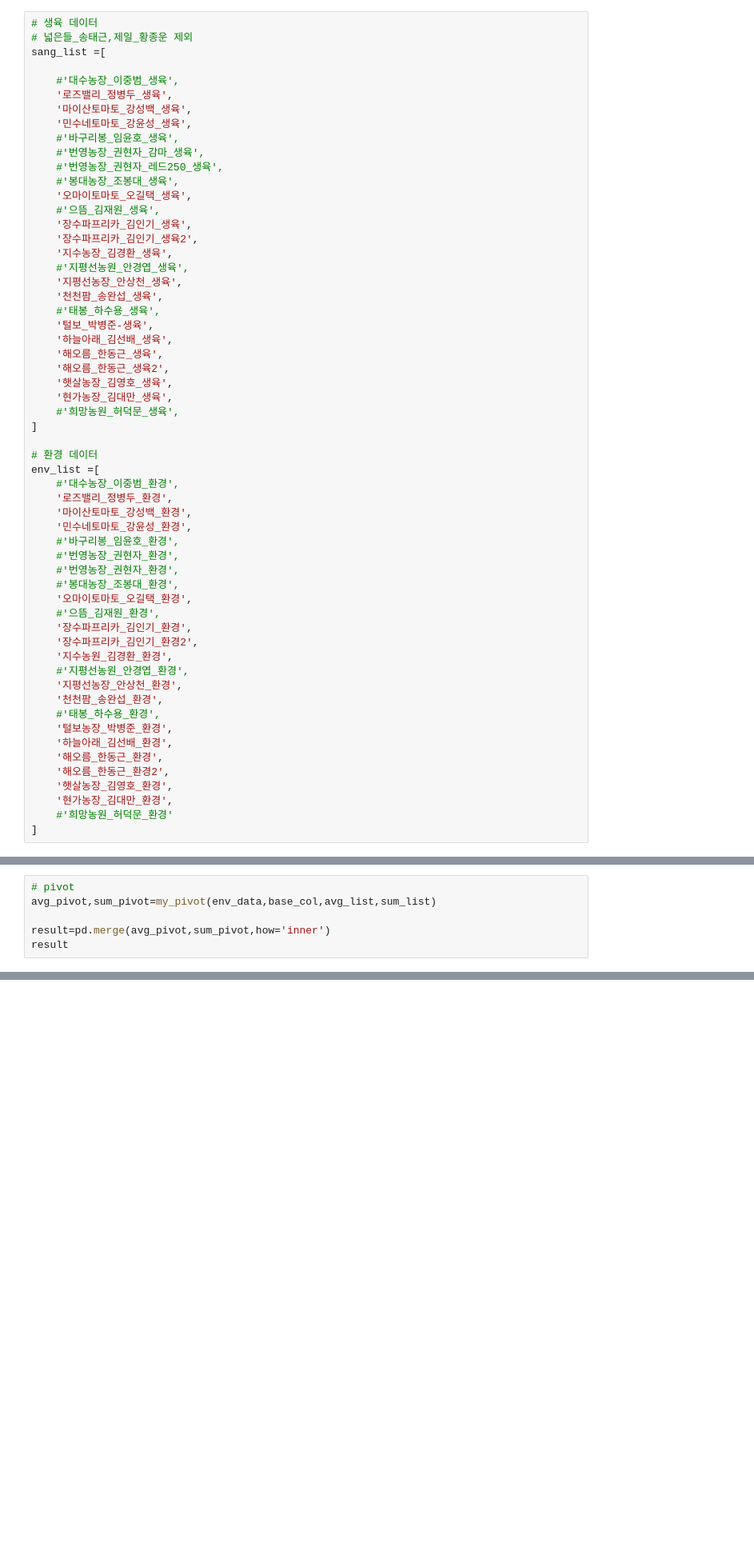
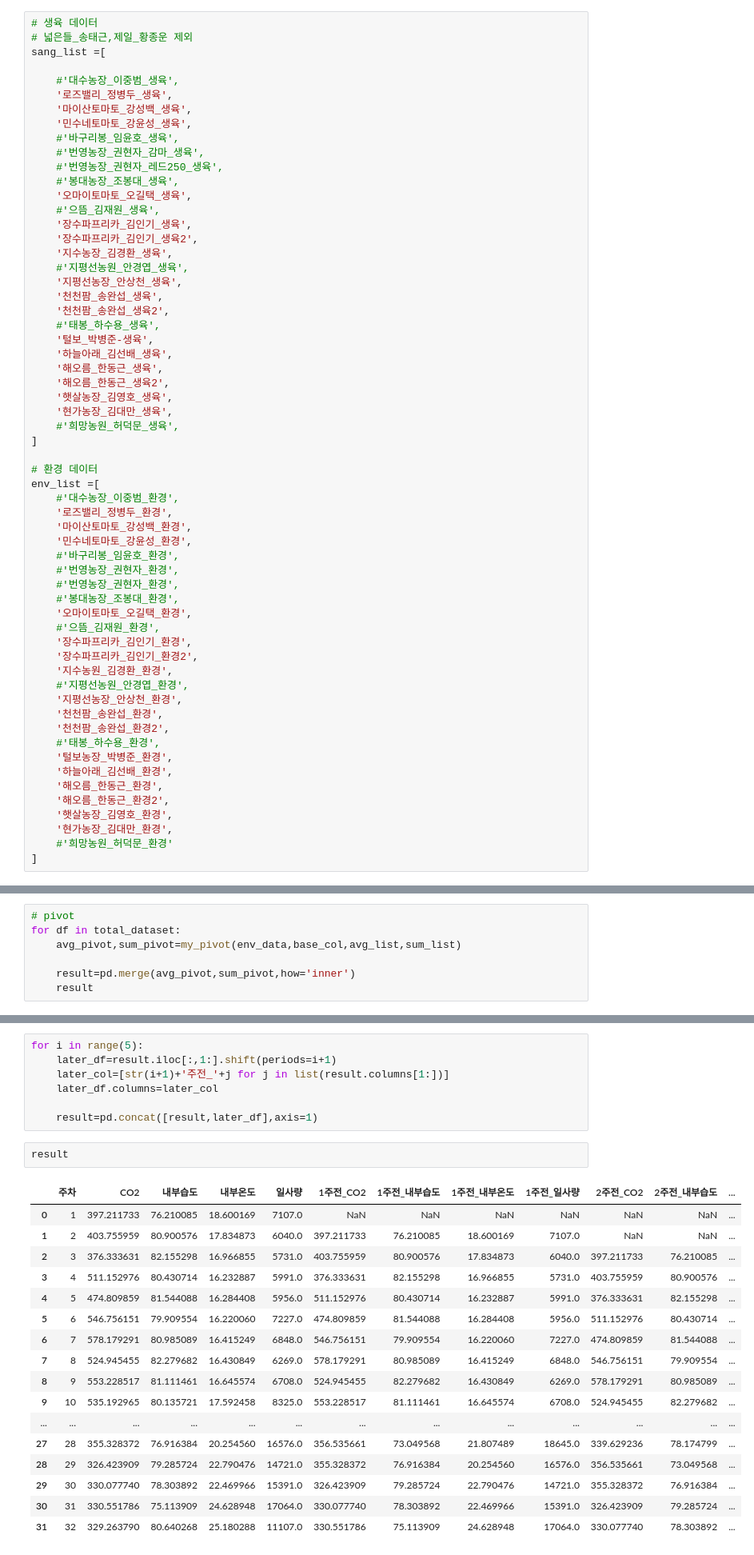
Before and after one commit to meucham11/nong_intern, a Jupyter notebook: 03_지연변수와 회귀.ipynb, the cells around one changed output, grey strips where cells are left out. Shown at 80% size. Saved outputs shown, nothing was run; the diff lists cells and outputs as text; blank space fills up the shorter version.

```diff
--- a/03_지연변수와 회귀.ipynb
+++ b/03_지연변수와 회귀.ipynb
@@ -55,6 +57,7 @@ sang_list =[
     #'지평선농원_안경엽_생육',
     '지평선농장_안상천_생육',
     '천천팜_송완섭_생육',
+    '천천팜_송완섭_생육2',
     #'태봉_하수용_생육',
     '털보_박병준-생육',
     '하늘아래_김선배_생육',
@@ -83,6 +86,7 @@ env_list =[
     #'지평선농원_안경엽_환경',
     '지평선농장_안상천_환경',
     '천천팜_송완섭_환경',
+    '천천팜_송완섭_환경2',
     #'태봉_하수용_환경',
     '털보농장_박병준_환경',
     '하늘아래_김선배_환경',
@@ -278,9 +301,37 @@ for i in range(len(sang_list)):
 - 주차별로 집계하기
 # %%
 # pivot
-avg_pivot,sum_pivot=my_pivot(env_data,base_col,avg_list,sum_list)
+for df in total_dataset:
+    avg_pivot,sum_pivot=my_pivot(env_data,base_col,avg_list,sum_list)
 
-result=pd.merge(avg_pivot,sum_pivot,how='inner')
-result
+    result=pd.merge(avg_pivot,sum_pivot,how='inner')
+    result
 # %% [markdown]
 - 지연변수 생성하기
+# %%
+for i in range(5):
+    later_df=result.iloc[:,1:].shift(periods=i+1)
+    later_col=[str(i+1)+'주전_'+j for j in list(result.columns[1:])]
+    later_df.columns=later_col
+
+    result=pd.concat([result,later_df],axis=1)
+# %%
+result
+# %% [output]
+|  | 주차 | CO2 | 내부습도 | 내부온도 | 일사량 | 1주전_CO2 | 1주전_내부습도 | 1주전_내부온도 | 1주전_일사량 | 2주전_CO2 | 2주전_내부습도 | ... |
+| 0 | 1 | 397.211733 | 76.210085 | 18.600169 | 7107.0 | NaN | NaN | NaN | NaN | NaN | NaN | ... |
+| 1 | 2 | 403.755959 | 80.900576 | 17.834873 | 6040.0 | 397.211733 | 76.210085 | 18.600169 | 7107.0 | NaN | NaN | ... |
+| 2 | 3 | 376.333631 | 82.155298 | 16.966855 | 5731.0 | 403.755959 | 80.900576 | 17.834873 | 6040.0 | 397.211733 | 76.210085 | ... |
+| 3 | 4 | 511.152976 | 80.430714 | 16.232887 | 5991.0 | 376.333631 | 82.155298 | 16.966855 | 5731.0 | 403.755959 | 80.900576 | ... |
+| 4 | 5 | 474.809859 | 81.544088 | 16.284408 | 5956.0 | 511.152976 | 80.430714 | 16.232887 | 5991.0 | 376.333631 | 82.155298 | ... |
+| 5 | 6 | 546.756151 | 79.909554 | 16.220060 | 7227.0 | 474.809859 | 81.544088 | 16.284408 | 5956.0 | 511.152976 | 80.430714 | ... |
+| 6 | 7 | 578.179291 | 80.985089 | 16.415249 | 6848.0 | 546.756151 | 79.909554 | 16.220060 | 7227.0 | 474.809859 | 81.544088 | ... |
+| 7 | 8 | 524.945455 | 82.279682 | 16.430849 | 6269.0 | 578.179291 | 80.985089 | 16.415249 | 6848.0 | 546.756151 | 79.909554 | ... |
+| 8 | 9 | 553.228517 | 81.111461 | 16.645574 | 6708.0 | 524.945455 | 82.279682 | 16.430849 | 6269.0 | 578.179291 | 80.985089 | ... |
+| 9 | 10 | 535.192965 | 80.135721 | 17.592458 | 8325.0 | 553.228517 | 81.111461 | 16.645574 | 6708.0 | 524.945455 | 82.279682 | ... |
+| ... | ... | ... | ... | ... | ... | ... | ... | ... | ... | ... | ... | ... |
+| 27 | 28 | 355.328372 | 76.916384 | 20.254560 | 16576.0 | 356.535661 | 73.049568 | 21.807489 | 18645.0 | 339.629236 | 78.174799 | ... |
+| 28 | 29 | 326.423909 | 79.285724 | 22.790476 | 14721.0 | 355.328372 | 76.916384 | 20.254560 | 16576.0 | 356.535661 | 73.049568 | ... |
+| 29 | 30 | 330.077740 | 78.303892 | 22.469966 | 15391.0 | 326.423909 | 79.285724 | 22.790476 | 14721.0 | 355.328372 | 76.916384 | ... |
+| 30 | 31 | 330.551786 | 75.113909 | 24.628948 | 17064.0 | 330.077740 | 78.303892 | 22.469966 | 15391.0 | 326.423909 | 79.285724 | ... |
+| 31 | 32 | 329.263790 | 80.640268 | 25.180288 | 11107.0 | 330.551786 | 75.113909 | 24.628948 | 17064.0 | 330.077740 | 78.303892 | ... |
```
Also changed, not shown: parts of 8 cells of this notebook.
